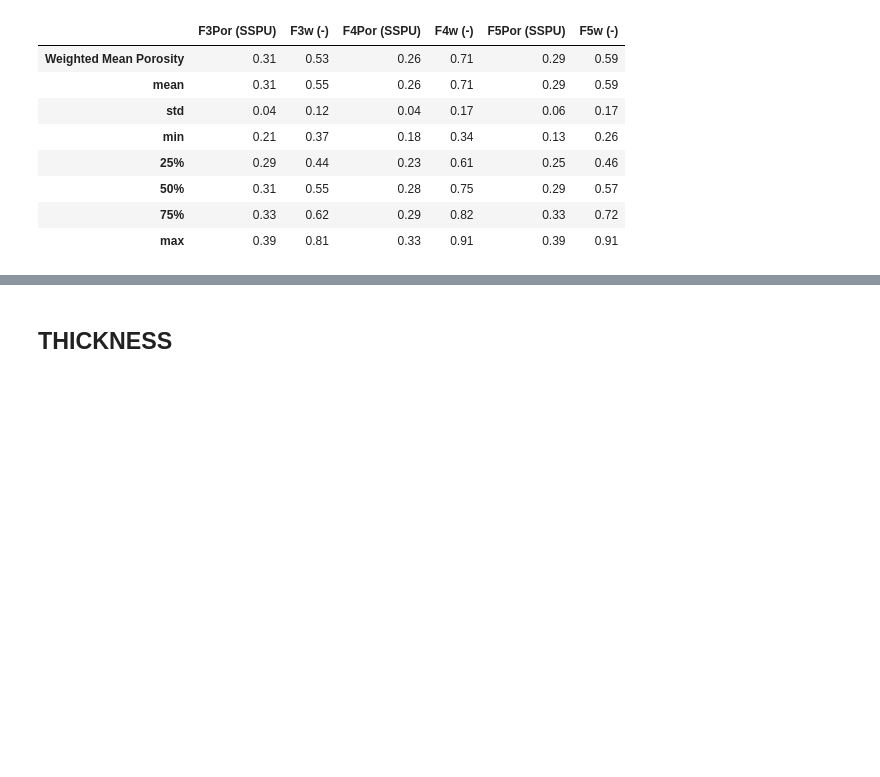
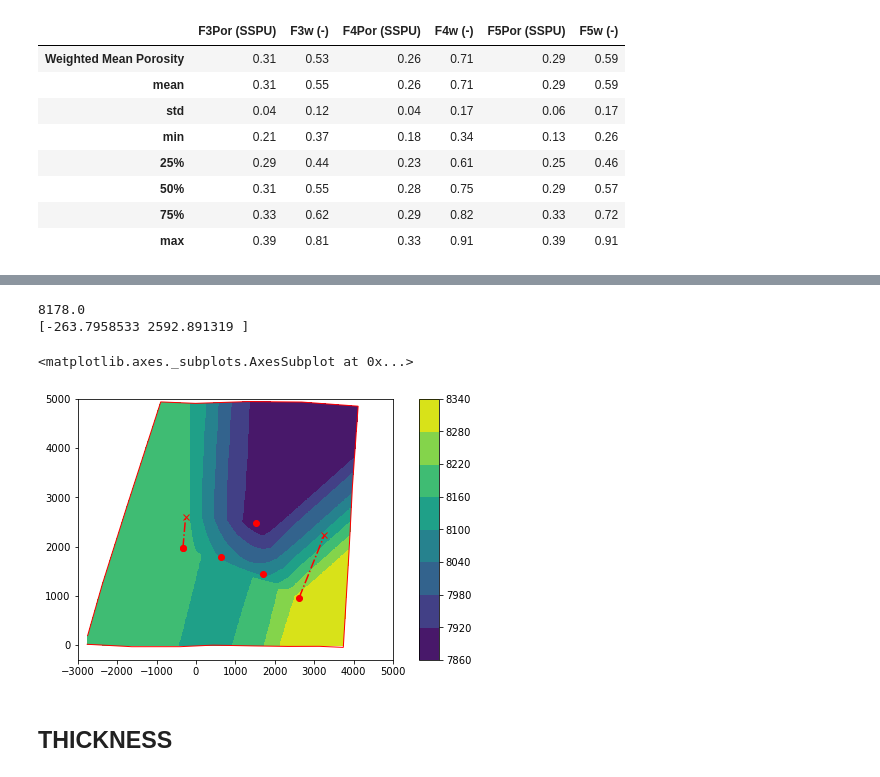
Before and after one commit to AdrianSalinas98/Petroleum-Engineering-Repository, a Jupyter notebook: Calculation of Csh, Total Sandstone Porosity, Sw in Payzone.ipynb, the cells around one changed output, grey strips where cells are left out. Cells and saved outputs as stored; diff of their text form; code cells hidden in the pictures; blank space fills up the shorter version.

```diff
--- a/Calculation of Csh, Total Sandstone Porosity, Sw in Payzone.ipynb
+++ b/Calculation of Csh, Total Sandstone Porosity, Sw in Payzone.ipynb
@@ -390,3 +392,10 @@ print(boundary_points)
+# %%
+Contour('PlatF5D.csv')
+# %% [output]
+8178.0
+[-263.7958533 2592.891319 ]
+<matplotlib.axes._subplots.AxesSubplot at 0x...>
+[figure, added]
 # %% [markdown]
 ## THICKNESS
 # %%
```
Also changed, not shown: parts of 6 cells of this notebook, 4 other files.
